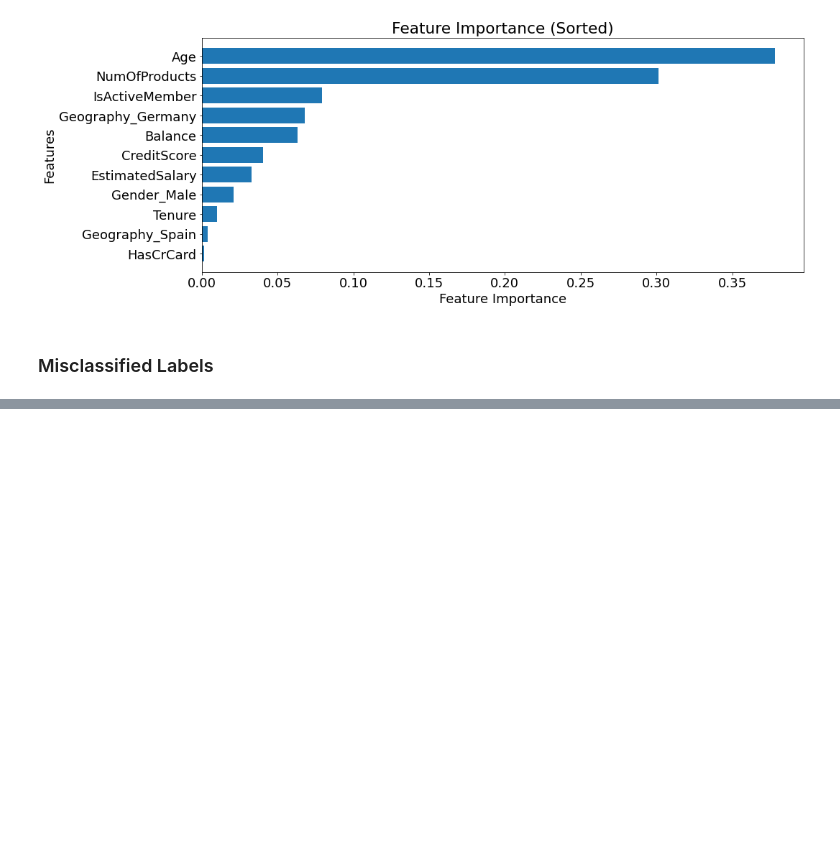
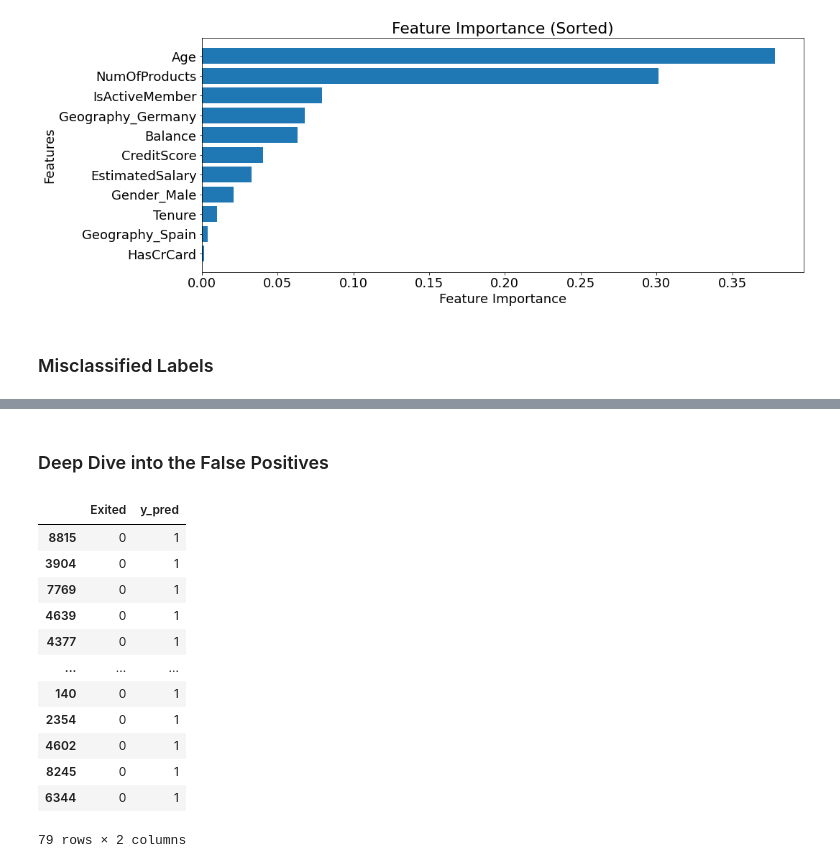
Before and after one commit to Yoyoyamato/churn_modeling, a Jupyter notebook: Final_Model.ipynb, the cells around one changed output, grey strips where cells are left out. Saved outputs shown, nothing was run; the diff lists cells and outputs as text; code cells hidden in the pictures; blank space fills up the shorter version.

Commit message:
looking into the false positives

```diff
--- a/Final_Model.ipynb
+++ b/Final_Model.ipynb
@@ -105,0 +141,22 @@ plt.show()
+# %%
+# dividing the dataset into False Positive & False Negative
+FP = mis_clas[mis_clas.y_pred == 1]
+NP = mis_clas[mis_clas.y_pred == 0]
+# %% [markdown]
+### Deep Dive into the False Positives
+# %%
+FP
+# %% [output]
+|  | Exited | y_pred |
+| 8815 | 0 | 1 |
+| 3904 | 0 | 1 |
+| 7769 | 0 | 1 |
+| 4639 | 0 | 1 |
+| 4377 | 0 | 1 |
+| ... | ... | ... |
+| 140 | 0 | 1 |
+| 2354 | 0 | 1 |
+| 4602 | 0 | 1 |
+| 8245 | 0 | 1 |
+| 6344 | 0 | 1 |
+79 rows × 2 columns
```
Also changed, not shown: parts of 2 cells of this notebook.
